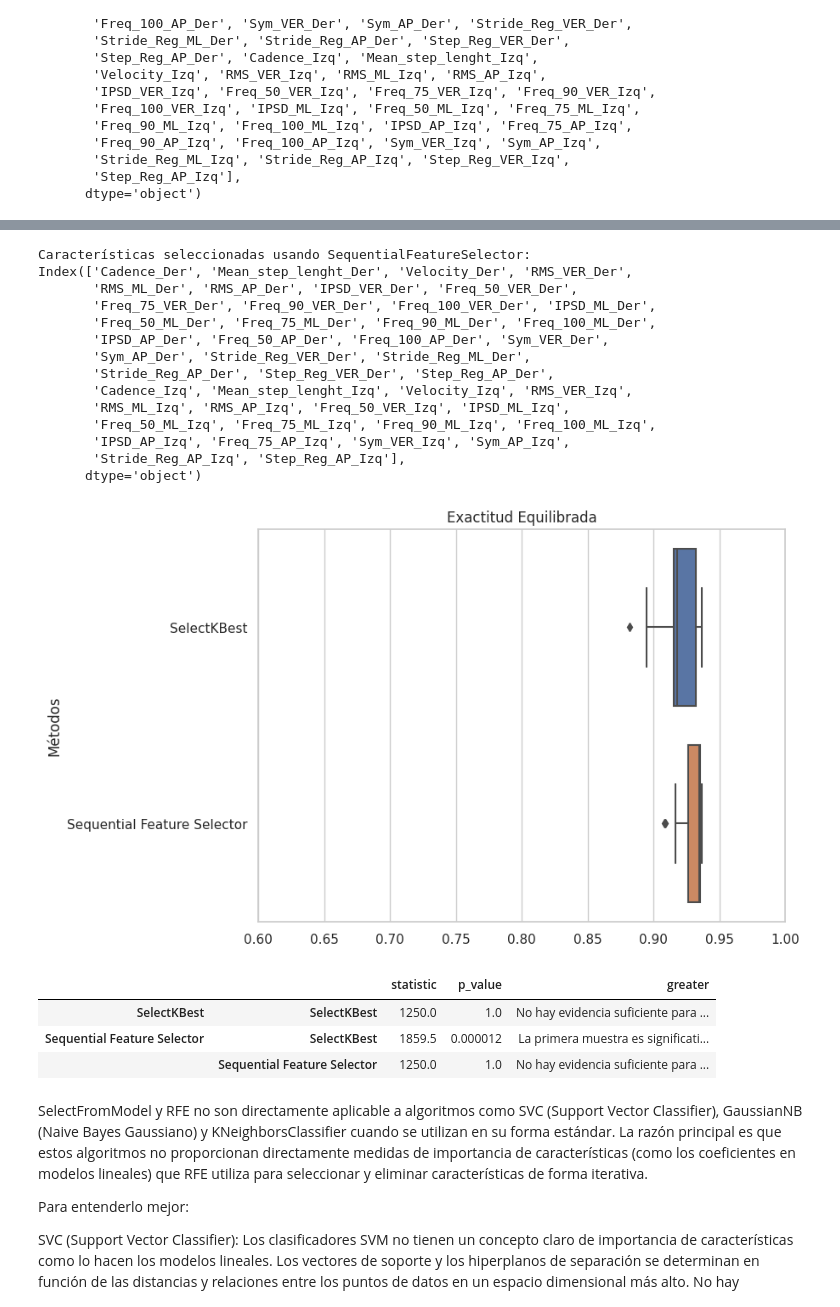
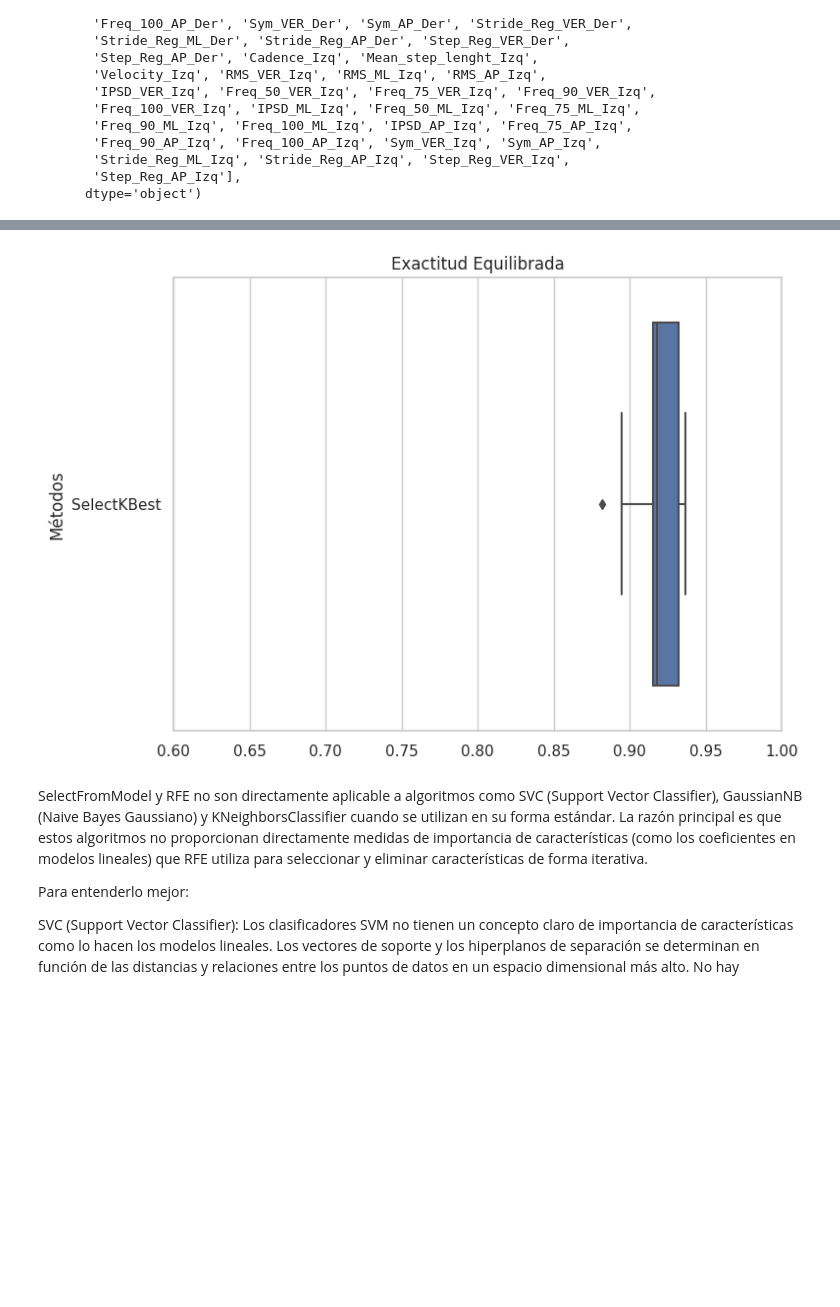
Before and after one commit to OsirisEscaL/Parkinson_Project, a Jupyter notebook: SVC_Parkinson_HeredetaryAtaxias.ipynb, the cells around one changed output, grey strips where cells are left out. Saved outputs shown, nothing was run; the diff lists cells and outputs as text; code cells hidden in the pictures; blank space fills up the shorter version.

```diff
--- a/SVC_Parkinson_HeredetaryAtaxias.ipynb
+++ b/SVC_Parkinson_HeredetaryAtaxias.ipynb
@@ -580,78 +491,20 @@ results_sequential_ds.head(5)
-# %%
-best_number_Q = 44 # Cambiar por el mejor numero de caracteristicas encontradas anteriormente
-
-selector_Q = SequentialFeatureSelector(model, n_features_to_select=best_number_Q, direction='forward', cv=5, scoring='balanced_accuracy')
-new_X_Q = selector_Q.fit_transform(oversample_X, oversample_y)
-selected_feature_indices = selector_Q.get_support()
-selected_feature_names = ds_X.columns[selected_feature_indices]
-
-print("Características seleccionadas usando SequentialFeatureSelector:")
-print(selected_feature_names)
-# %% [output]
-Características seleccionadas usando SequentialFeatureSelector:
-Index(['Cadence_Der', 'Mean_step_lenght_Der', 'Velocity_Der', 'RMS_VER_Der',
-       'RMS_ML_Der', 'RMS_AP_Der', 'IPSD_VER_Der', 'Freq_50_VER_Der',
-       'Freq_75_VER_Der', 'Freq_90_VER_Der', 'Freq_100_VER_Der', 'IPSD_ML_Der',
-       'Freq_50_ML_Der', 'Freq_75_ML_Der', 'Freq_90_ML_Der', 'Freq_100_ML_Der',
-       'IPSD_AP_Der', 'Freq_50_AP_Der', 'Freq_100_AP_Der', 'Sym_VER_Der',
-       'Sym_AP_Der', 'Stride_Reg_VER_Der', 'Stride_Reg_ML_Der',
-       'Stride_Reg_AP_Der', 'Step_Reg_VER_Der', 'Step_Reg_AP_Der',
-       'Cadence_Izq', 'Mean_step_lenght_Izq', 'Velocity_Izq', 'RMS_VER_Izq',
-       'RMS_ML_Izq', 'RMS_AP_Izq', 'Freq_50_VER_Izq', 'IPSD_ML_Izq',
-       'Freq_50_ML_Izq', 'Freq_75_ML_Izq', 'Freq_90_ML_Izq', 'Freq_100_ML_Izq',
-       'IPSD_AP_Izq', 'Freq_75_AP_Izq', 'Sym_VER_Izq', 'Sym_AP_Izq',
-       'Stride_Reg_AP_Izq', 'Step_Reg_AP_Izq'],
-      dtype='object')
 # %%
 raw_SelectKBest = results_raw_selectK_ds.iloc[0, best_number_K-1]
-raw_Sequential = results_raw_sequential_ds.iloc[0, best_number_Q-1]
 
 raw_SelectKBest = pd.Series(raw_SelectKBest, name='SelectKBest')
-raw_Sequential = pd.Series(raw_Sequential, name='Sequential Feature Selector')
 
-FeaturesSelectors = pd.concat([raw_SelectKBest, raw_Sequential], axis=1)
+FeaturesSelectors = pd.concat([raw_SelectKBest], axis=1)
 
 plt.figure(figsize=(8, 6))
 sns.set_theme(style="whitegrid")
 sns.boxplot(data=FeaturesSelectors, orient='h')
 plt.title('Exactitud Equilibrada')
 plt.xlim(0.6, 1)
 plt.ylabel('Métodos')
 plt.savefig('Boxplot_FeatureSelection_SVC.png', dpi=300, bbox_inches='tight')
 plt.show()
 # %% [output]
-[figure, old version]
+[figure, new version]
-# %%
-samplers = ['SelectKBest', 'Sequential Feature Selector']
-
-comparison = {}
-alpha = 0.05
-for sample1 in samplers:
-  val1 = FeaturesSelectors.loc[:, sample1]
-  for sample2 in samplers:
-    val2 = FeaturesSelectors.loc[:, sample2]
-    statistic, p_value = stats.mannwhitneyu(val1, val2, alternative='two-sided')
-    if p_value < alpha:
-      statistic, p_value = stats.mannwhitneyu(val1, val2, alternative='greater')
-      if p_value < alpha:
-        greater = 'La primera muestra es significativamente mayor que la segunda.'
-        comparison[sample1, sample2] = {'statistic': statistic,
-                                        'p_value': p_value,
-                                        'greater': greater}
-    else:
-      greater = 'No hay evidencia suficiente para afirmar que las muestras tienen distribuciones diferentes.'
-      comparison[sample1, sample2] = {'statistic': statistic,
-                                        'p_value': p_value,
-                                        'greater': greater}
-
-comparison = pd.DataFrame(comparison).T
-comparison.to_csv('MannWhitneyU_FeaturesSelection_SVC.csv')
-comparison
-# %% [output]
-|  |  | statistic | p_value | greater |
-| SelectKBest | SelectKBest | 1250.0 | 1.0 | No hay evidencia suficiente para ... |
-| Sequential Feature Selector | SelectKBest | 1859.5 | 0.000012 | La primera muestra es significati... |
-|  | Sequential Feature Selector | 1250.0 | 1.0 | No hay evidencia suficiente para ... |
 # %% [markdown]
 SelectFromModel y RFE  no son directamente aplicable a algoritmos como SVC (Support Vector Classifier), GaussianNB (Naive Bayes Gaussiano) y KNeighborsClassifier cuando se utilizan en su forma estándar. La razón principal es que estos algoritmos no proporcionan directamente medidas de importancia de características (como los coeficientes en modelos lineales) que RFE utiliza para seleccionar y eliminar características de forma iterativa.
 
```
Also changed, not shown: parts of 10 cells of this notebook.
